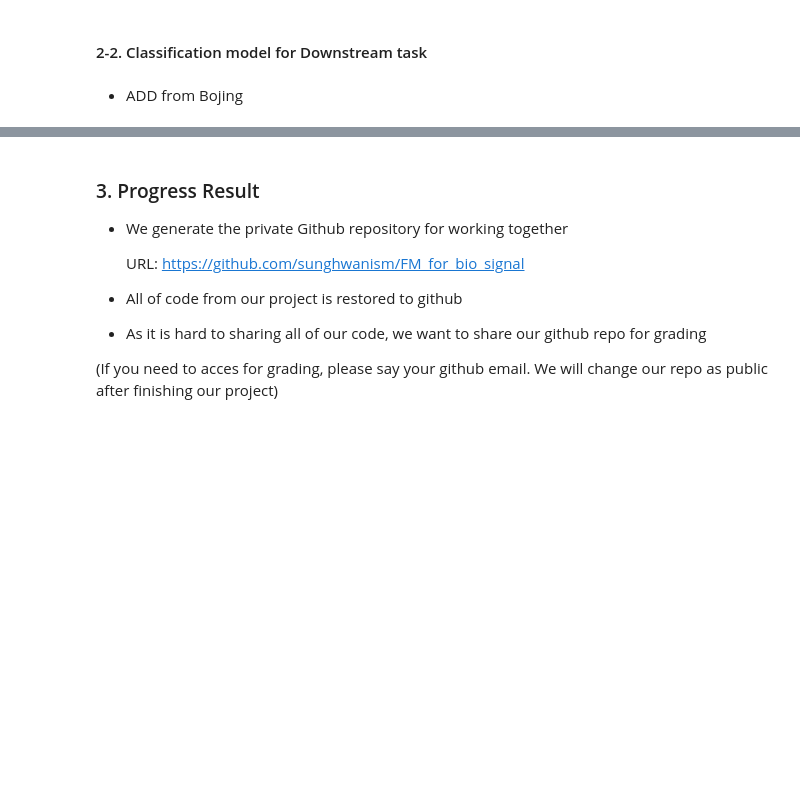
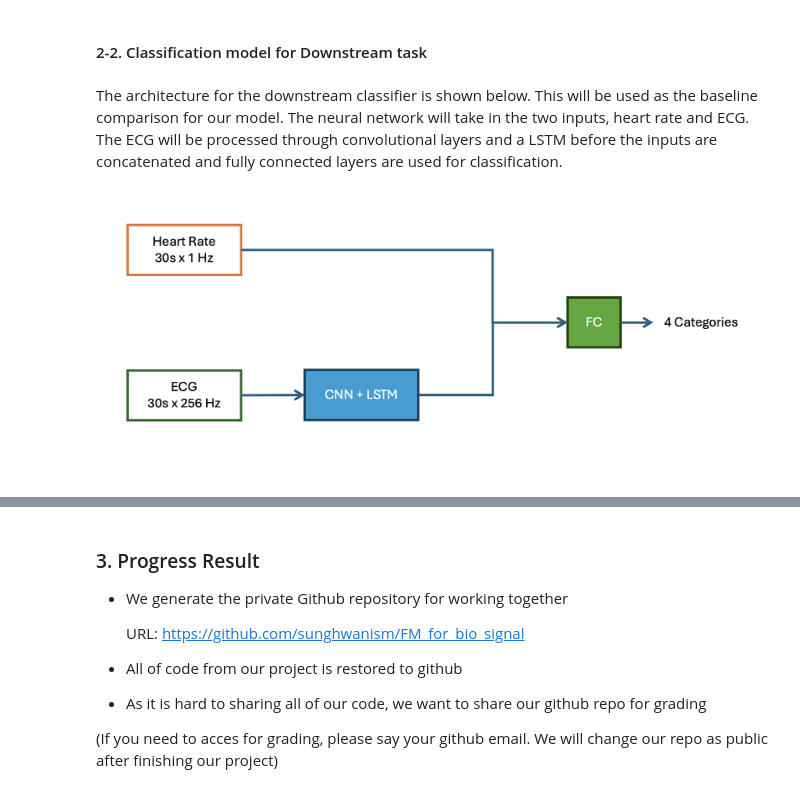
Before and after one commit to sunghwanism/FM_for_bio_signal, a Jupyter notebook: report/merge_Progress_report.ipynb, the cells around one changed output, grey strips where cells are left out. Drawn from its saved outputs; the diff is of its cells as text; code cells hidden in the pictures; blank space fills up the shorter version.

```diff
--- a/report/merge_Progress_report.ipynb
+++ b/report/merge_Progress_report.ipynb
@@ -75,5 +75,9 @@ Image(filename='../asset/FOCAL_figure.png')
 The FOCAL Framework, proposed in [FOCAL: Contrastive Learning for Multimodal Time-Series Sensing Signals in Factorized Orthogonal Latent Space, 2023], is a self-supervised multimodal contrastive framework. And, in this case, not only is shared information between sensory modalities extracted, but exclusive modality information is not explicitly considered, which could be essential to understanding the underlying sensing physics. We intend to integrate subject-aware learning to this strategy.
 # %% [markdown]
 #### 2-2. Classification model for Downstream task
-# %% [markdown]
-- ADD from Bojing
+# %% [markdown]
+The architecture for the downstream classifier is shown below. This will be used as the baseline comparison for our model. The neural network will take in the two inputs, heart rate and ECG. The ECG will be processed through convolutional layers and a LSTM before the inputs are concatenated and fully connected layers are used for classification.
+# %%
+Image(filename = '../asset/downstream model.png')
+# %% [output]
+[figure, added]
```
Also changed, not shown: parts of 2 cells of this notebook, 2 other files.
